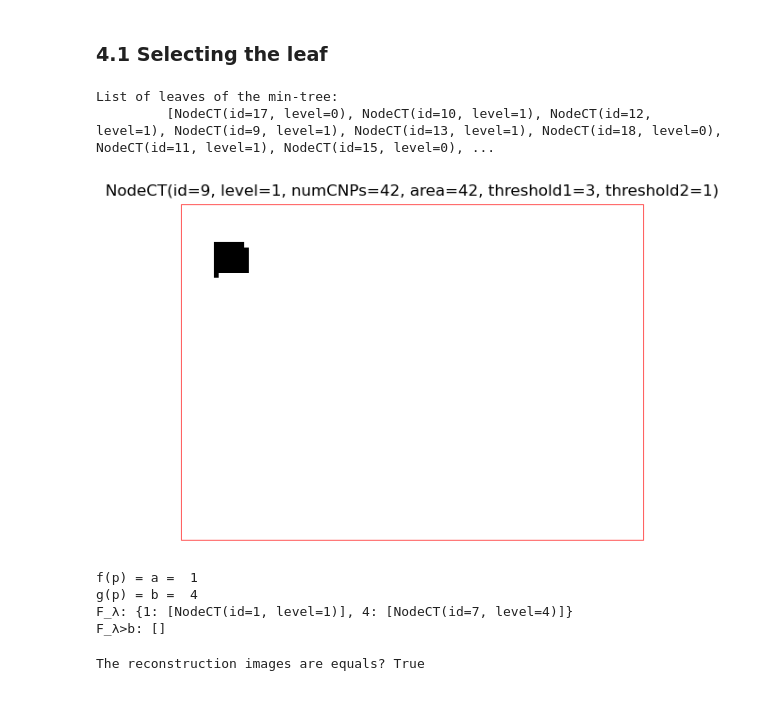
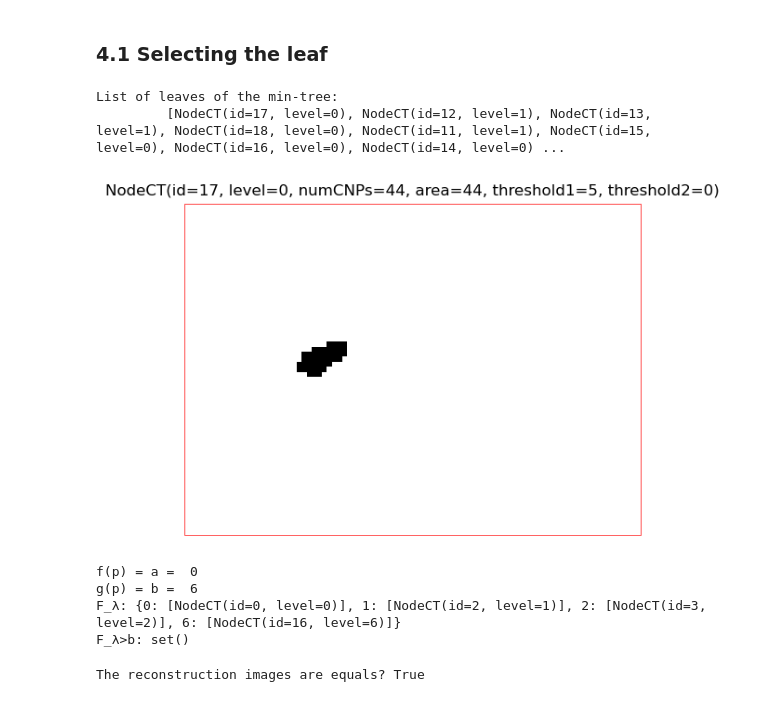
Before and after one commit to wonderalexandre/MorphoTreeAdjust, a Jupyter notebook: notebooks/morphoTreeAdjust_example_leaf.ipynb, the cells around one changed output. Drawn from its saved outputs; the diff is of its cells as text; code cells hidden in the pictures.

```diff
--- a/notebooks/morphoTreeAdjust_example_leaf.ipynb
+++ b/notebooks/morphoTreeAdjust_example_leaf.ipynb
@@ -309,13 +309,13 @@ Each node is represented by <index>: <gray level>
 # %%
 leaves_mintree = mintree.leaves()
 print("List of leaves of the min-tree:\n\t", leaves_mintree, "\n")
 
-L = leaves_mintree[3]
+L = leaves_mintree[0]
 showNode(L)
 # %% [output]
 List of leaves of the min-tree:
-         [NodeCT(id=17, level=0), NodeCT(id=10, level=1), NodeCT(id=12, level=1), NodeCT(id=9, level=1), NodeCT(id=13, level=1), NodeCT(id=18, level=0), NodeCT(id=11, level=1), NodeCT(id=15, level=0), ...
+         [NodeCT(id=17, level=0), NodeCT(id=12, level=1), NodeCT(id=13, level=1), NodeCT(id=18, level=0), NodeCT(id=11, level=1), NodeCT(id=15, level=0), NodeCT(id=16, level=0), NodeCT(id=14, level=0) ...
-[figure, old version]
+[figure, new version]
 # %%
 adjust = mta.ComponentTreeAdjustment(mintree, maxtree)
 
@@ -331,10 +331,10 @@ print("g(p) = b = ", newGrayLevel)
 print("F_λ:", mapF)
 print("F_λ>b:", F_λb)
 # %% [output]
-f(p) = a =  1
-g(p) = b =  4
-F_λ: {1: [NodeCT(id=1, level=1)], 4: [NodeCT(id=7, level=4)]}
-F_λ>b: []
+f(p) = a =  0
+g(p) = b =  6
+F_λ: {0: [NodeCT(id=0, level=0)], 1: [NodeCT(id=2, level=1)], 2: [NodeCT(id=3, level=2)], 6: [NodeCT(id=16, level=6)]}
+F_λ>b: set()
 # %%
 adjust = mta.ComponentTreeAdjustment(mintree, maxtree)
 
```
Also changed, not shown: parts of 1 cell of this notebook, 21 other files.
